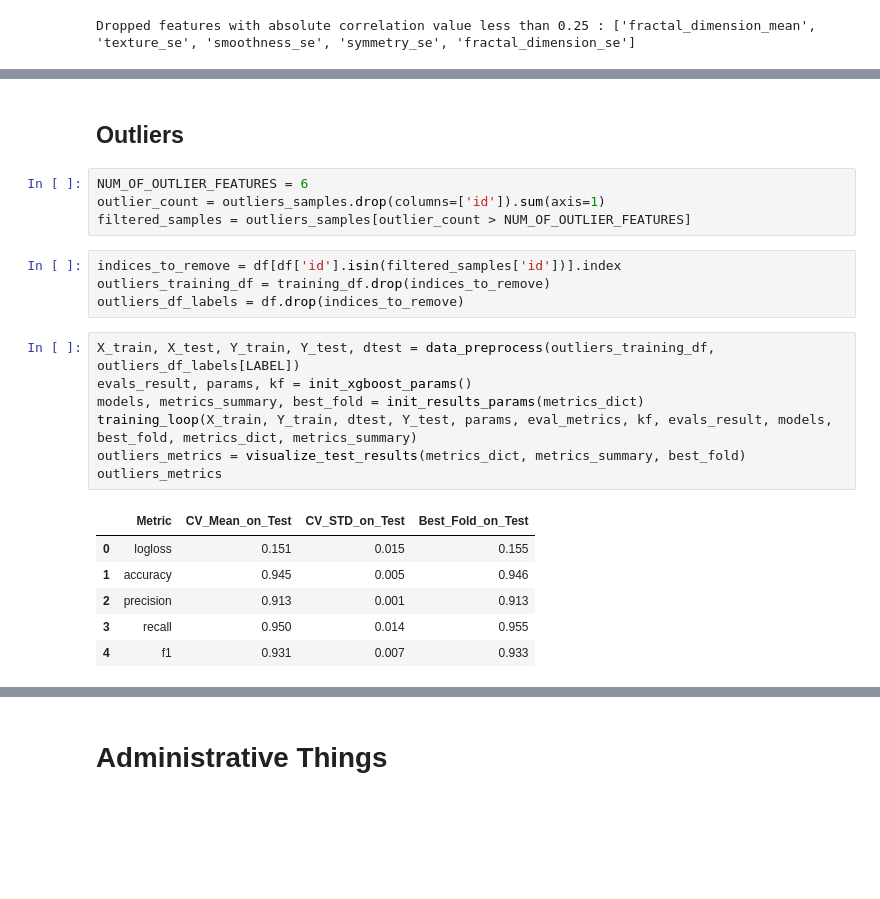
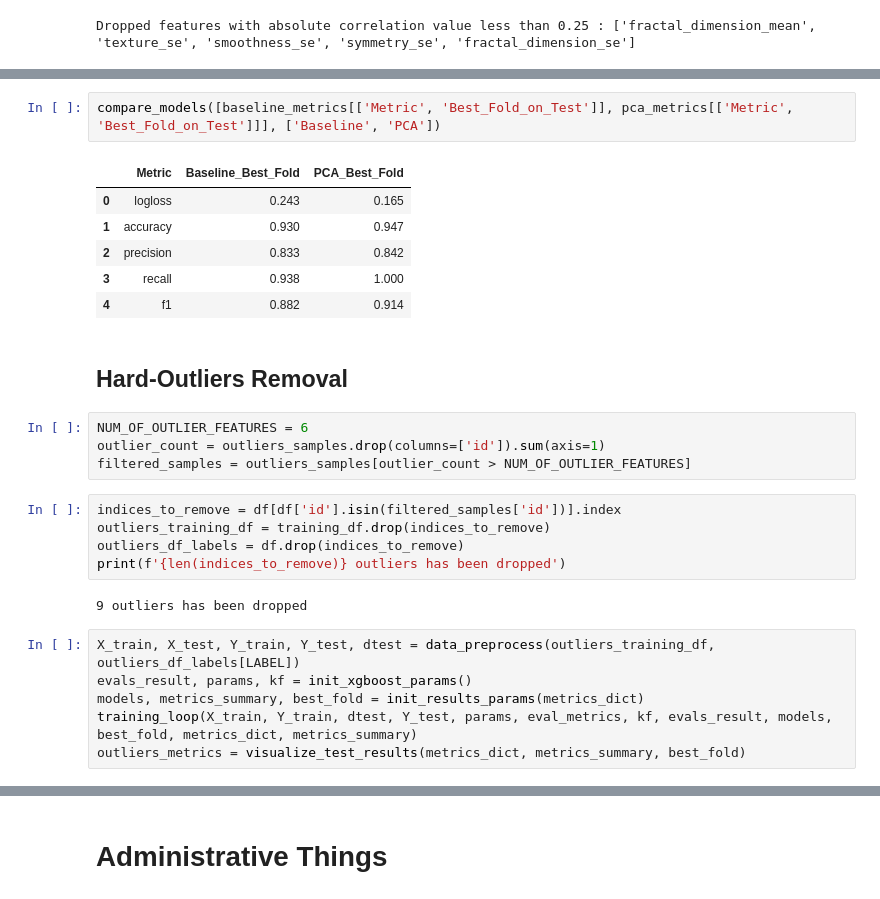
Before and after one commit to Haimzis/KaggleBreastCancerDetection, a Jupyter notebook: pipeline.ipynb, the cells around one changed output, grey strips where cells are left out. Saved outputs shown, nothing was run; the diff lists cells and outputs as text; blank space fills up the shorter version.

```diff
--- a/pipeline.ipynb
+++ b/pipeline.ipynb
@@ -767,5 +773,14 @@ compare_models([baseline_metrics[['Metric', 'Best_Fold_on_Test']],
+# %%
+compare_models([baseline_metrics[['Metric', 'Best_Fold_on_Test']], pca_metrics[['Metric', 'Best_Fold_on_Test']]], ['Baseline', 'PCA'])
+# %% [output]
+|  | Metric | Baseline_Best_Fold | PCA_Best_Fold |
+| 0 | logloss | 0.243 | 0.165 |
+| 1 | accuracy | 0.930 | 0.947 |
+| 2 | precision | 0.833 | 0.842 |
+| 3 | recall | 0.938 | 1.000 |
+| 4 | f1 | 0.882 | 0.914 |
 # %% [markdown]
-## Outliers
+## Hard-Outliers Removal
 # %%
 NUM_OF_OUTLIER_FEATURES = 6
 outlier_count = outliers_samples.drop(columns=['id']).sum(axis=1)
@@ -774,18 +789,13 @@ filtered_samples = outliers_samples[outlier_count > NUM_OF_OUTLIER_FEATURES]
 indices_to_remove = df[df['id'].isin(filtered_samples['id'])].index
 outliers_training_df = training_df.drop(indices_to_remove)
 outliers_df_labels = df.drop(indices_to_remove)
+print(f'{len(indices_to_remove)} outliers has been dropped')
+# %% [output]
+9 outliers has been dropped
 # %%
 X_train, X_test, Y_train, Y_test, dtest = data_preprocess(outliers_training_df, outliers_df_labels[LABEL])
 evals_result, params, kf = init_xgboost_params()
 models, metrics_summary, best_fold = init_results_params(metrics_dict)
 training_loop(X_train, Y_train, dtest, Y_test, params, eval_metrics, kf, evals_result, models, best_fold, metrics_dict, metrics_summary)
 outliers_metrics = visualize_test_results(metrics_dict, metrics_summary, best_fold)
-outliers_metrics
-# %% [output]
-|  | Metric | CV_Mean_on_Test | CV_STD_on_Test | Best_Fold_on_Test |
-| 0 | logloss | 0.151 | 0.015 | 0.155 |
-| 1 | accuracy | 0.945 | 0.005 | 0.946 |
-| 2 | precision | 0.913 | 0.001 | 0.913 |
-| 3 | recall | 0.950 | 0.014 | 0.955 |
-| 4 | f1 | 0.931 | 0.007 | 0.933 |
 # %%
```
Also changed, not shown: parts of 11 cells of this notebook.
